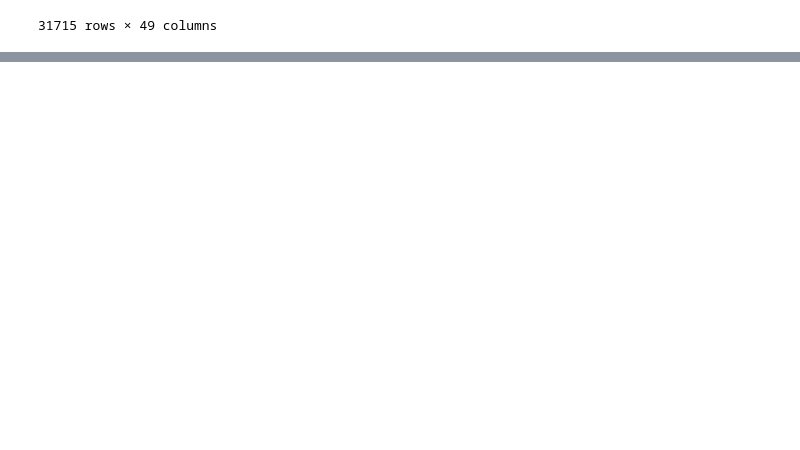
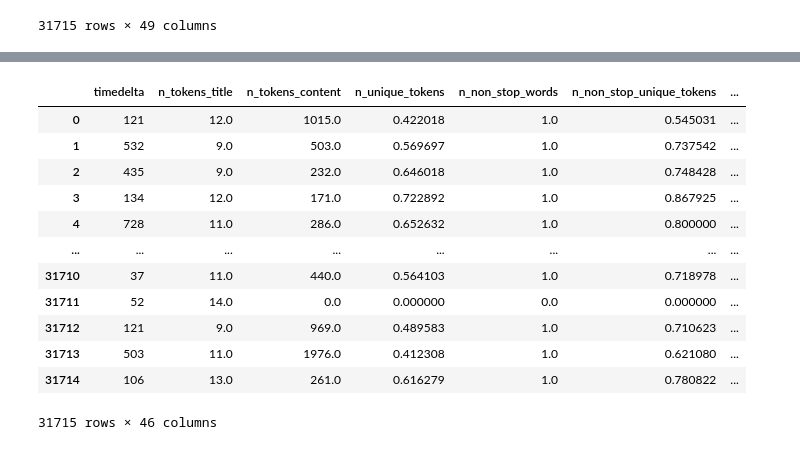
Before and after one commit to Mattizza/DSL-Online-News-Popularity, a Jupyter notebook: data/summer_project_dataset/DSL_news.ipynb, the cells around one changed output, grey strips where cells are left out. Drawn from its saved outputs; the diff is of its cells as text; code cells hidden in the pictures; blank space fills up the shorter version.

```diff
--- a/data/summer_project_dataset/DSL_news.ipynb
+++ b/data/summer_project_dataset/DSL_news.ipynb
@@ -84,7 +85,7 @@ plt.rcParams['figure.figsize'] = (20, 8)
 # plt.rcParams['font.family']    = 'serif'      # || DEFAULT PARAMETERS || #
 # plt.rcParams['font.size']      = '10'         ############################
 
-pd.options.display.max_rows = 60
+pd.set_option('display.max_rows', 20)
 # pd.set_option('display.max_rows', 10)
 # %%
 #\-- DATASET LOADING AND PREPROCESSING --/#
@@ -120,8 +121,6 @@ data = pd.read_csv(file_PATH + r'/development.csv',
                    usecols = lambda column: column != 'id', dtype = data_types)
 # data.info(), data.describe()
 
-# We just check the data types. This is important because it tells us if everything went fine.
-pd.options.display.max_rows = 60
 # data.dtypes
 data
 # ////////////////////////////////////////////////////////////////////////////////////////////////////////////////////////////////////////////
@@ -159,0 +190,16 @@ NameError: name 'ata' is not defined
+# %%
+data.select_dtypes(exclude='object')
+# %% [output]
+|  | timedelta | n_tokens_title | n_tokens_content | n_unique_tokens | n_non_stop_words | n_non_stop_unique_tokens | ... |
+| 0 | 121 | 12.0 | 1015.0 | 0.422018 | 1.0 | 0.545031 | ... |
+| 1 | 532 | 9.0 | 503.0 | 0.569697 | 1.0 | 0.737542 | ... |
+| 2 | 435 | 9.0 | 232.0 | 0.646018 | 1.0 | 0.748428 | ... |
+| 3 | 134 | 12.0 | 171.0 | 0.722892 | 1.0 | 0.867925 | ... |
+| 4 | 728 | 11.0 | 286.0 | 0.652632 | 1.0 | 0.800000 | ... |
+| ... | ... | ... | ... | ... | ... | ... | ... |
+| 31710 | 37 | 11.0 | 440.0 | 0.564103 | 1.0 | 0.718978 | ... |
+| 31711 | 52 | 14.0 | 0.0 | 0.000000 | 0.0 | 0.000000 | ... |
+| 31712 | 121 | 9.0 | 969.0 | 0.489583 | 1.0 | 0.710623 | ... |
+| 31713 | 503 | 11.0 | 1976.0 | 0.412308 | 1.0 | 0.621080 | ... |
+| 31714 | 106 | 13.0 | 261.0 | 0.616279 | 1.0 | 0.780822 | ... |
+31715 rows × 46 columns
```
Also changed, not shown: parts of 5 cells of this notebook.
